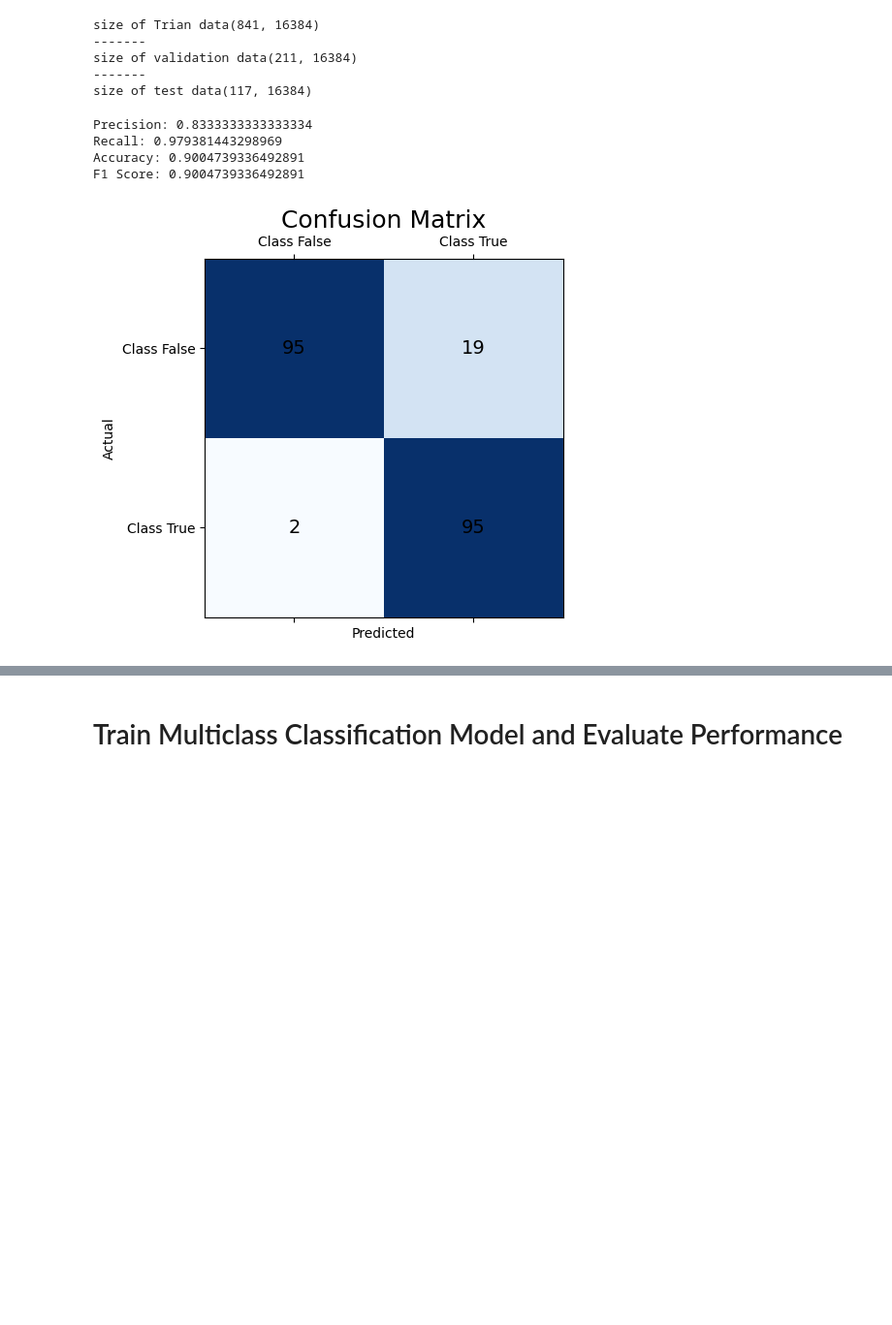
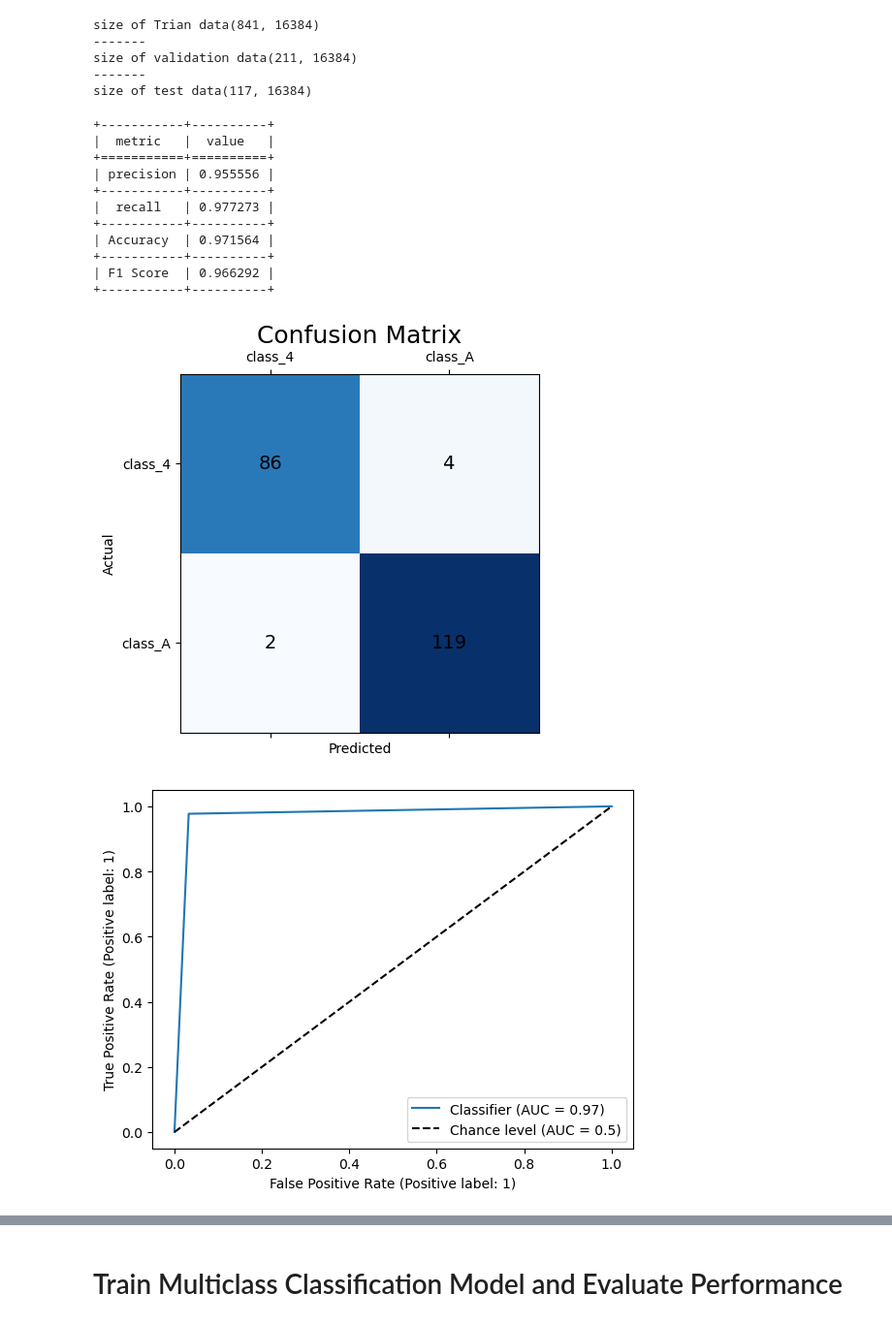
Before and after one commit to Mohamed600-DK/Image_Labelling_Linear_Classification, a Jupyter notebook: Image_Labelling_Linear_Classification.ipynb, the cells around one changed output, grey strips where cells are left out. Shown at 97% size. Saved outputs shown, nothing was run; the diff lists cells and outputs as text; code cells hidden in the pictures; blank space fills up the shorter version.

Commit message:
updata models

```diff
--- a/Image_Labelling_Linear_Classification.ipynb
+++ b/Image_Labelling_Linear_Classification.ipynb
@@ -580,7 +696,7 @@ train_binary_classification = pd.concat([df[df['label'] == '4'], df[df['label']
 
 # Split the data into training and testing sets
 X, x_test, Y, y_test = train_test_split(train_binary_classification.iloc[:, :-2],
-                                                    train_binary_classification.iloc[:, -2],
+                                                    train_binary_classification.iloc[:, -1],
                                                     test_size=0.1, train_size=0.9, shuffle=True)
 
 
@@ -590,14 +706,19 @@ x_train, x_valdiation, y_train, y_validation = train_test_split(X,Y,test_size=0.
 x_train = x_train.reset_index(drop=True)
 x_test = x_test.reset_index(drop=True)
 x_valdiation=x_valdiation.reset_index(drop=True)
+
 # Flatten the target labels
-y_train = np.ravel(y_train)
-y_test = np.ravel(y_test)
-y_validation=np.ravel(y_validation)
+# y_train = np.ravel(y_train)
+# y_test = np.ravel(y_test)
+# y_validation=np.ravel(y_validation)
 # Create binary labels for '4' (True) and other labels (False) in training and testing sets
-y_train_4 = np.array([True if count == '4' else False for count in y_train])
-y_test_4 = np.array([True if count == '4' else False for count in y_test])
-y_validation_4 = np.array([True if count == '4' else False for count in y_validation])
+# y_train_4 = np.array([1 if count == '4' else 0 for count in y_train])
+# y_test_4 = np.array([1 if count == '4' else 0 for count in y_test])
+# y_validation_4 = np.array([1 if count == '4' else 0 for count in y_validation])
+
+y_train_4 = y_train.copy()
+y_test_4 = y_test.copy()
+y_validation_4 = y_validation.copy()
 # %%
 print(f"size of Trian data{x_train.shape}",f"size of validation data{x_valdiation.shape}",f"size of test data{x_test.shape}",sep='\n-------\n')
 # %% [output]
@@ -608,24 +729,31 @@ size of validation data(211, 16384)
 size of test data(117, 16384)
 # %%
 # Create a Binary Classification Model using Logistic Regression
-binary_classification_model = LogisticRegression(max_iter=20,solver='liblinear',multi_class='ovr',C=0.0005)#5000
+binary_classification_model = LogisticRegression(max_iter=1000,solver='saga',C=0.05,tol=0.001)#0.0005
 
 # Train the Binary Classification Model on the training data
 binary_classification_model_his = binary_classification_model.fit(x_train, y_train_4)
 # %%
 y_pred_validation=binary_classification_model.predict(x_valdiation)
 # Initialize the evaluator with actual and predicted labels
-evaluator = evaluate_classification_model(y_validation_4, y_pred_validation)
+validation_evaluator = evaluate_classification_model(y_validation_4, y_pred_validation,classes_name=["class_4","class_A"])
 # Calculate and print various evaluation metrics
-evaluator.print_precision()
-evaluator.print_recall()
-evaluator.print_accuracy()
-evaluator.print_f1_score()
+validation_evaluator.print_model_report()
 # Display the confusion matrix
-evaluator.conf_matrix()
+validation_evaluator.conf_matrix()
+RocCurveDisplay.from_predictions(y_validation_4,y_pred_validation,plot_chance_level=True)
+plt.show()
 # %% [output]
-Precision: 0.8333333333333334
-Recall: 0.979381443298969
-Accuracy: 0.9004739336492891
-F1 Score: 0.9004739336492891
++-----------+----------+
+|  metric   |  value   |
++===========+==========+
+| precision | 0.955556 |
++-----------+----------+
+|  recall   | 0.977273 |
++-----------+----------+
+| Accuracy  | 0.971564 |
++-----------+----------+
+| F1 Score  | 0.966292 |
++-----------+----------+
-[figure, old version]
+[figure, new version]
+[figure, added]
```
Also changed, not shown: parts of 20 cells of this notebook.
